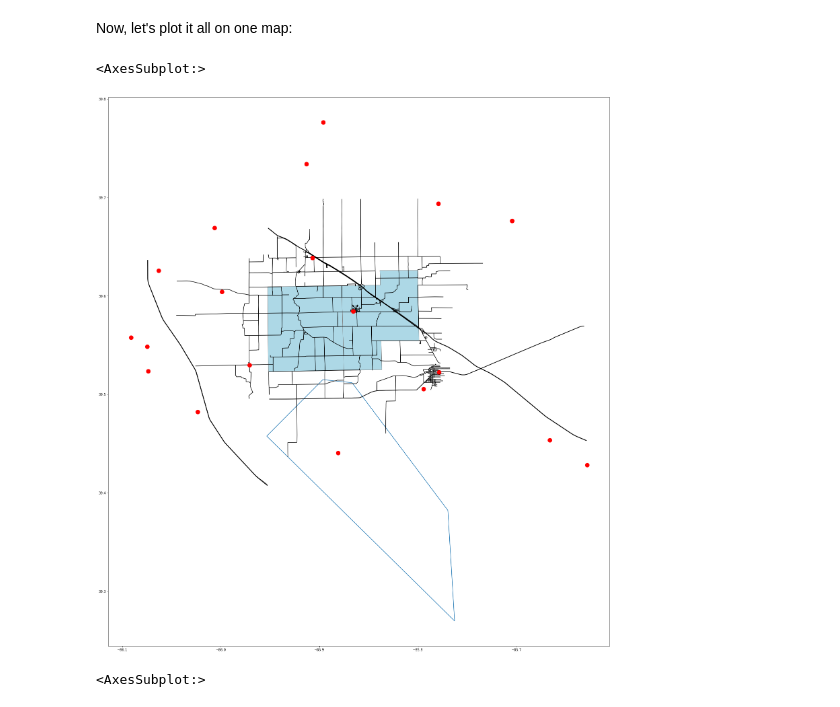
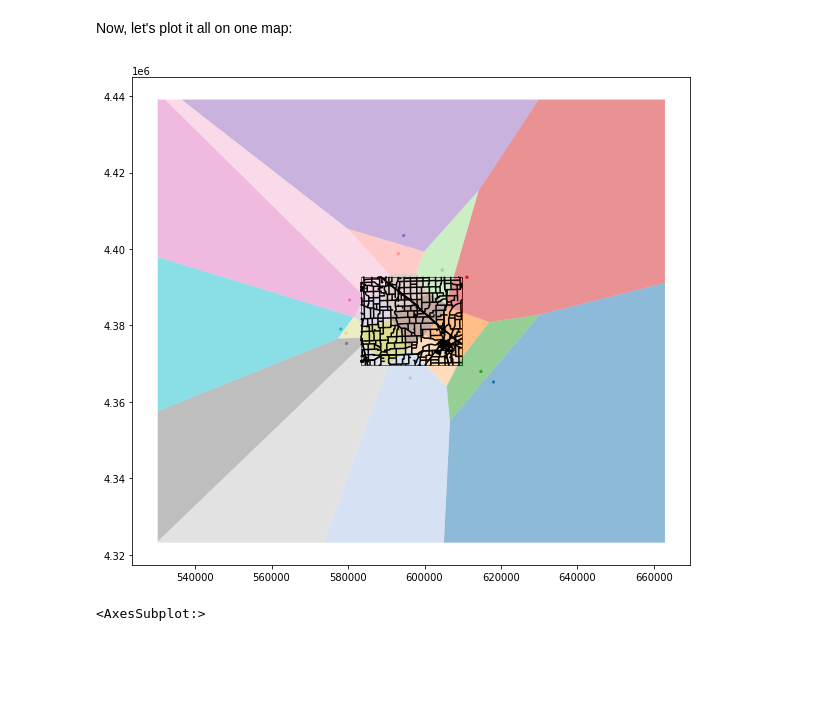
Before and after one commit to trimble/fire_geozones, a Jupyter notebook: Geos.ipynb, the cells around one changed output. Drawn from its saved outputs; the diff is of its cells as text; code cells hidden in the pictures; blank space fills up the shorter version.

```diff
--- a/Geos.ipynb
+++ b/Geos.ipynb
@@ -115,10 +115,10 @@ Looks reasonable. Let's plot it...
 # %%
 import geopandas as gpd
 
-engines = get_engines()
-enginelocs = gpd.GeoDataFrame(engines, geometry=gpd.points_from_xy(engines.lon, engines.lat), crs='EPSG:4326')
-enginelocs = enginelocs.to_crs('EPSG:26916')
-enginelocs.plot()
+engines_df = get_engines()
+engines = gpd.GeoDataFrame(engines_df, geometry=gpd.points_from_xy(engines_df.lon, engines_df.lat), crs='EPSG:4326')
+engines = engines.to_crs('EPSG:26916')
+engines.plot()
 # %% [output]
 <AxesSubplot:>
 [figure]
@@ -170,10 +170,12 @@ An astonishing amount of road data is available from https://maps.indiana.edu/la
 
 ...so much so that we should just load the data that's within a reasonable distance around our target jurisdiction:
 # %%
+map_area = jurisdiction.dissolve().envelope.scale(2.5,2.5)
 roads = gpd.read_file(
 r'Streets_Roads_INDOT_2015/Roads_2015_INDOT_IN.shp',
-bbox = jurisdiction.dissolve().envelope.buffer(1500),
+bbox = map_area,
 )
+roads = roads.clip(map_area)
 roads.head()
 # %% [output]
 |  | ROUTE_NAME | ALTERNATE_ | ALTERNATE1 | COUNTY_COD | CITY_CODE | RTEL | RAMP_CODE | SECTION_NO | ROUTE_ID | ... |
@@ -251,0 +208,11 @@ plt.show()
+# %%
+from geovoronoi import voronoi_regions_from_coords
+
+engine_coords = list(engines.geometry)
+poly_shapes, pts = voronoi_regions_from_coords(engine_coords, map_area.scale(5,5).iloc[0])
+
+from geovoronoi.plotting import subplot_for_map, plot_voronoi_polys_with_points_in_area
+
+fig, ax = subplot_for_map(figsize=(10,10))
+plot_voronoi_polys_with_points_in_area(ax, map_area.scale(3,3).iloc[0], poly_shapes, engine_coords, pts)
+plt.show()
@@ -252,12 +221,10 @@ plt.show()
 # %% [markdown]
 Now, let's plot it all on one map:
 # %%
-fig, ax = plt.subplots()
-fig.set_size_inches(30, 30)
-jurisdiction.to_crs(epsg=4326).plot(ax=ax, color='lightblue', edgecolor='grey')
-roads.to_crs(epsg=4326).plot(ax=ax, color='black', zorder=5)
-enginelocs.plot(ax=ax, color='red', markersize=150, zorder=10)
-gpd.GeoSeries(engine_regions).exterior.plot(ax=ax)
+fig, ax = plt.subplots(figsize=(10,10))
+jurisdiction.plot(ax=ax, color='lightblue', edgecolor='grey')
+roads.plot(ax=ax, color='black', zorder=5)
+# engines.plot(ax=ax, color='red', markersize=150, zorder=10)
+plot_voronoi_polys_with_points_in_area(ax, map_area.iloc[0], poly_shapes, engine_coords, pts)
 # %% [output]
-<AxesSubplot:>
-[figure, old version]
+[figure, new version]
```
Also changed, not shown: parts of 11 cells of this notebook.
